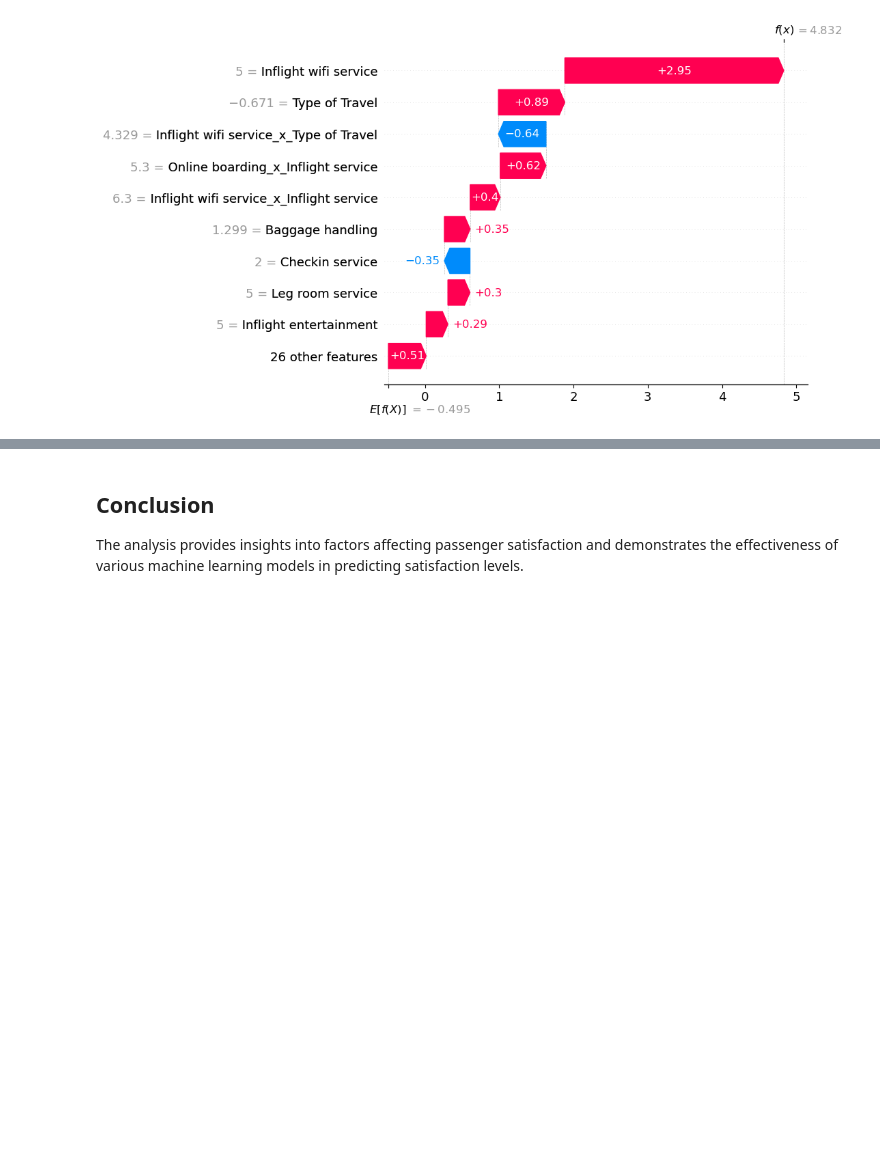
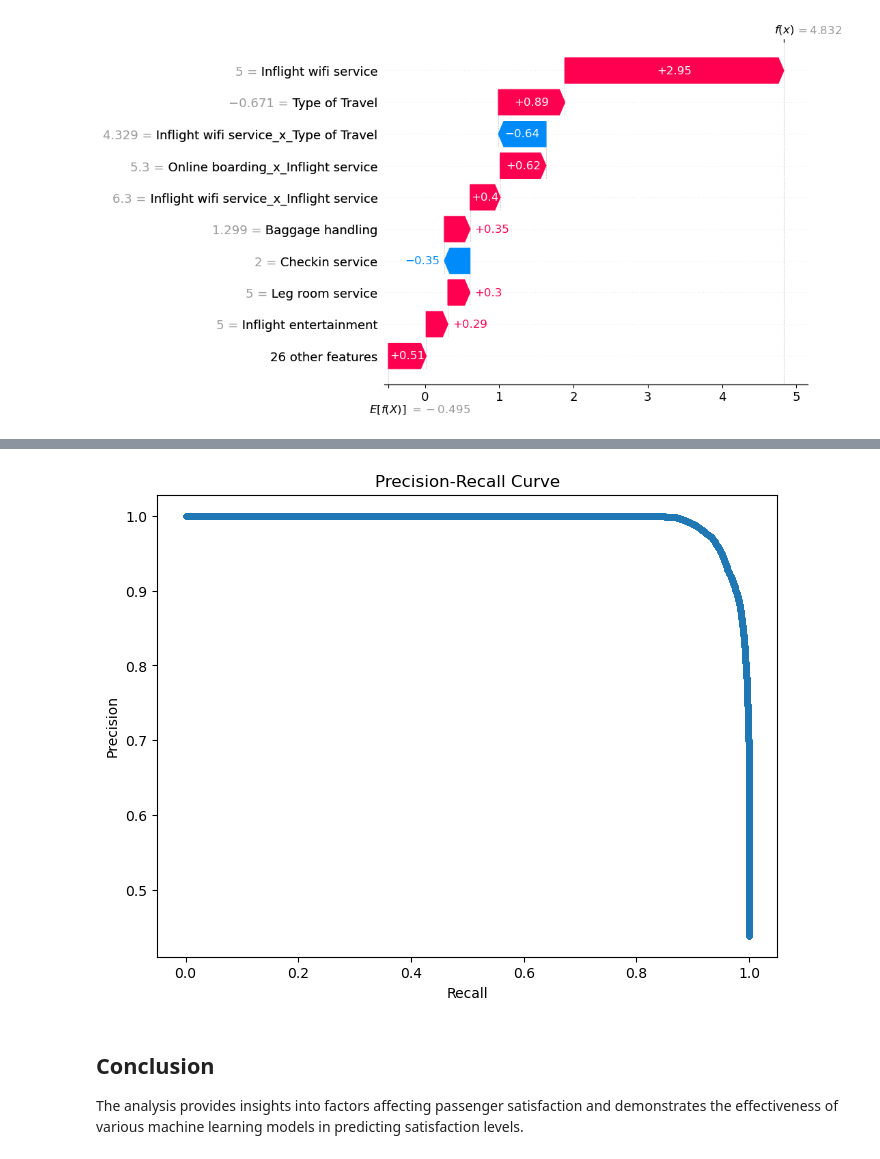
Before and after one commit to RRafi89/Customer-Satisfaction-Rating, a Jupyter notebook: MAIN.ipynb, the cells around one changed output, grey strips where cells are left out. Saved outputs shown, nothing was run; the diff lists cells and outputs as text; code cells hidden in the pictures; blank space fills up the shorter version.

```diff
--- a/MAIN.ipynb
+++ b/MAIN.ipynb
@@ -1249,0 +904,6 @@ model, metrics, best_params = main(X, y, feature_names=df.columns.tolist())
+# %%
+X = test_df.drop(columns=['satisfaction'])
+y = test_df['satisfaction']
+y_pred = model.predict(X)
+print("Accuracy:", accuracy_score(y, y_pred))
+print(classification_report(y, y_pred))
@@ -1250,3 +920,16 @@ model, metrics, best_params = main(X, y, feature_names=df.columns.tolist())
+# %%
+def plot_precision_recall_curve(y_test, y_pred_proba):
+    precision, recall, _ = precision_recall_curve(y_test, y_pred_proba)
+
+    plt.figure(figsize=(8, 6))
+    plt.plot(recall, precision, marker='.')
+    plt.title('Precision-Recall Curve')
+    plt.xlabel('Recall')
+    plt.ylabel('Precision')
+    plt.show()
+plot_precision_recall_curve(y, model.predict_proba(X)[:, 1])
+# %% [output]
+[figure, added]
 # %% [markdown]
 ## Conclusion
 The analysis provides insights into factors affecting passenger satisfaction and demonstrates the effectiveness of various machine learning models in predicting satisfaction levels.
```
Also changed, not shown: parts of 13 cells of this notebook, 6 other files.
